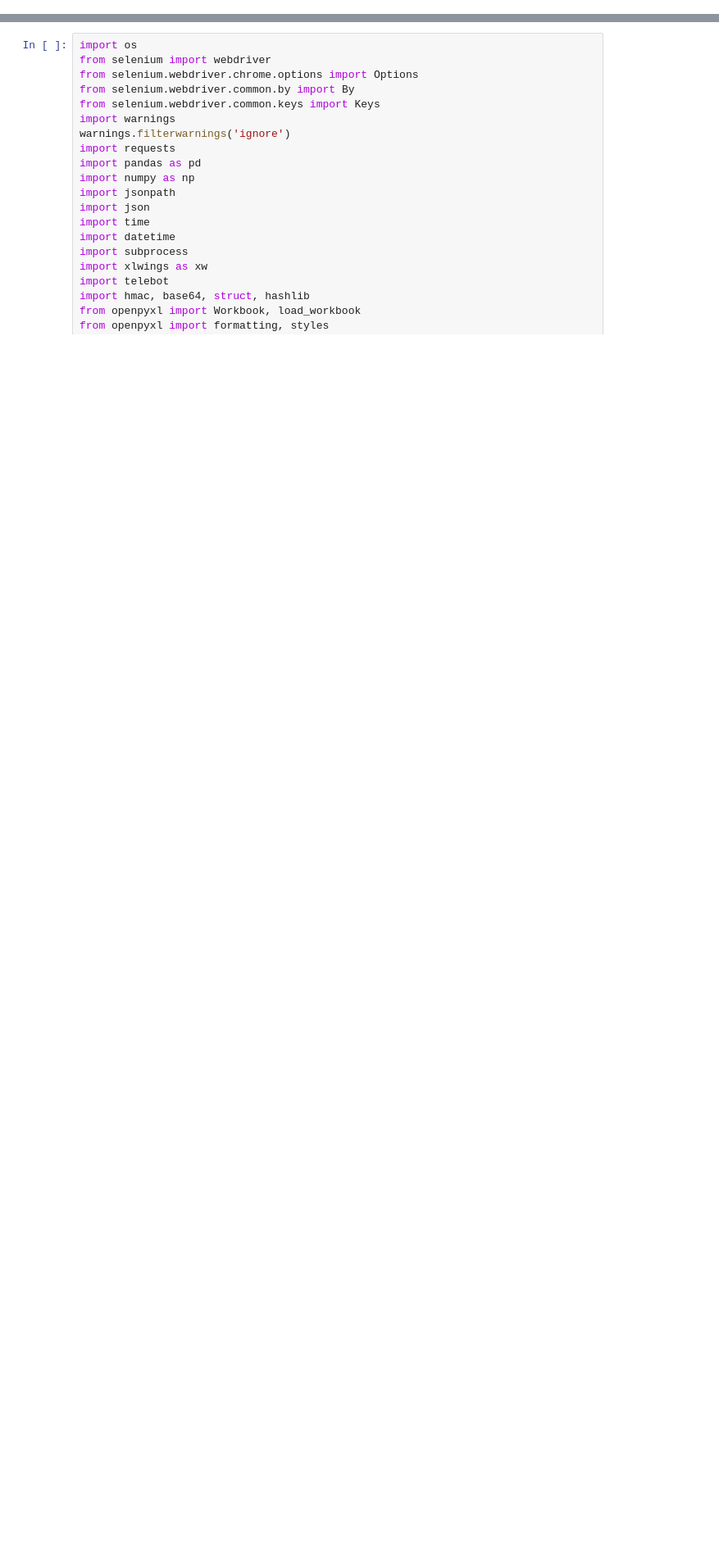
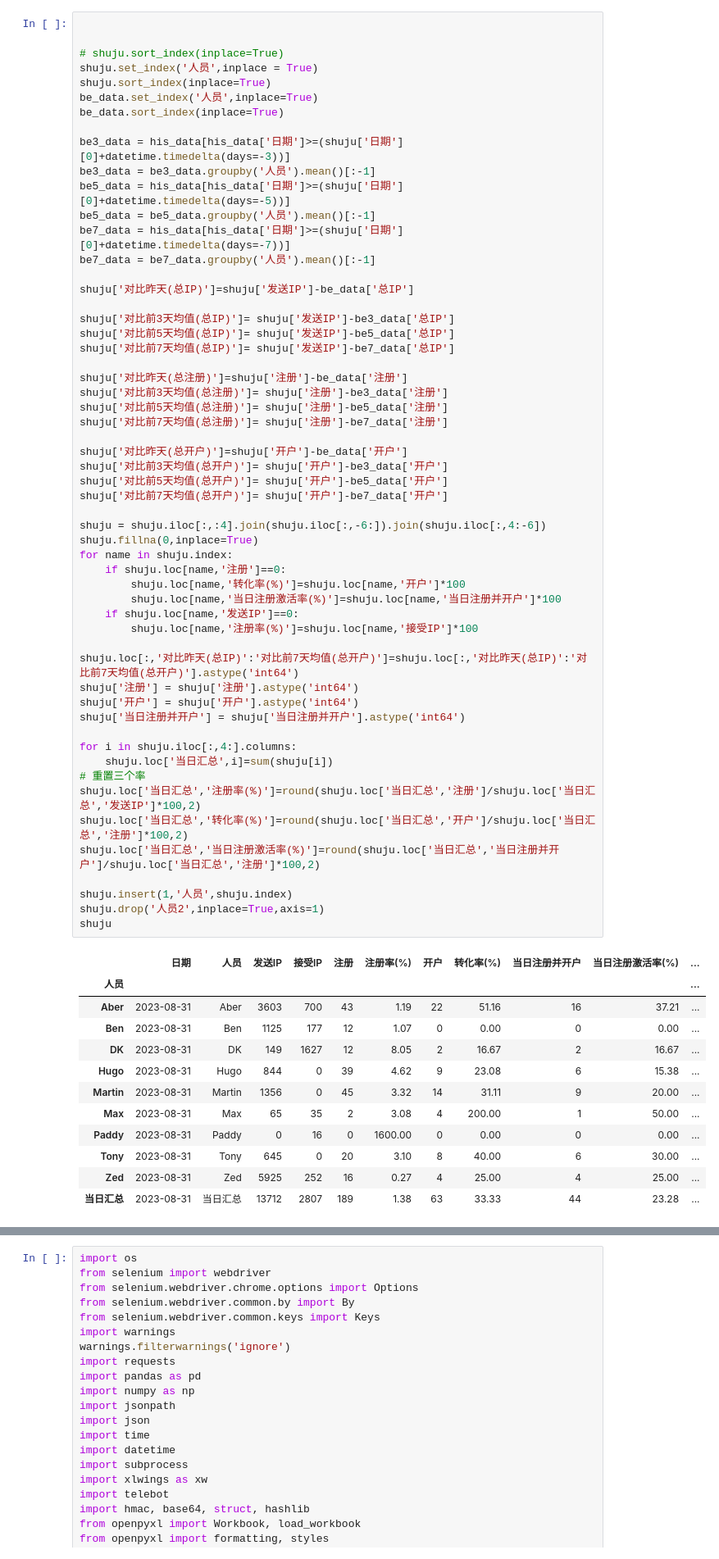
Before and after one commit to Marquis0065/project202308285, a Jupyter notebook: Bsport/TEST_/test1.ipynb, the cells around one changed output, grey strips where cells are left out. Shown at 82% size. Drawn from its saved outputs; the diff is of its cells as text; blank space fills up the shorter version.

```diff
--- a/Bsport/TEST_/test1.ipynb
+++ b/Bsport/TEST_/test1.ipynb
@@ -0,0 +419,69 @@
+# %%
+
+
+# shuju.sort_index(inplace=True)
+shuju.set_index('人员',inplace = True)
+shuju.sort_index(inplace=True)
+be_data.set_index('人员',inplace=True)
+be_data.sort_index(inplace=True)
+
+be3_data = his_data[his_data['日期']>=(shuju['日期'][0]+datetime.timedelta(days=-3))]
+be3_data = be3_data.groupby('人员').mean()[:-1]
+be5_data = his_data[his_data['日期']>=(shuju['日期'][0]+datetime.timedelta(days=-5))]
+be5_data = be5_data.groupby('人员').mean()[:-1]
+be7_data = his_data[his_data['日期']>=(shuju['日期'][0]+datetime.timedelta(days=-7))]
+be7_data = be7_data.groupby('人员').mean()[:-1]
+
+shuju['对比昨天(总IP)']=shuju['发送IP']-be_data['总IP']
+
+shuju['对比前3天均值(总IP)']= shuju['发送IP']-be3_data['总IP']
+shuju['对比前5天均值(总IP)']= shuju['发送IP']-be5_data['总IP']
+shuju['对比前7天均值(总IP)']= shuju['发送IP']-be7_data['总IP']
+
+shuju['对比昨天(总注册)']=shuju['注册']-be_data['注册']
+shuju['对比前3天均值(总注册)']= shuju['注册']-be3_data['注册']
+shuju['对比前5天均值(总注册)']= shuju['注册']-be5_data['注册']
+shuju['对比前7天均值(总注册)']= shuju['注册']-be7_data['注册']
+
+shuju['对比昨天(总开户)']=shuju['开户']-be_data['开户']
+shuju['对比前3天均值(总开户)']= shuju['开户']-be3_data['开户']
+shuju['对比前5天均值(总开户)']= shuju['开户']-be5_data['开户']
+shuju['对比前7天均值(总开户)']= shuju['开户']-be7_data['开户']
+
+shuju = shuju.iloc[:,:4].join(shuju.iloc[:,-6:]).join(shuju.iloc[:,4:-6])
+shuju.fillna(0,inplace=True)
+for name in shuju.index:
+    if shuju.loc[name,'注册']==0:
+        shuju.loc[name,'转化率(%)']=shuju.loc[name,'开户']*100
+        shuju.loc[name,'当日注册激活率(%)']=shuju.loc[name,'当日注册并开户']*100
+    if shuju.loc[name,'发送IP']==0:
+        shuju.loc[name,'注册率(%)']=shuju.loc[name,'接受IP']*100
+
+shuju.loc[:,'对比昨天(总IP)':'对比前7天均值(总开户)']=shuju.loc[:,'对比昨天(总IP)':'对比前7天均值(总开户)'].astype('int64')
+shuju['注册'] = shuju['注册'].astype('int64')
+shuju['开户'] = shuju['开户'].astype('int64')
+shuju['当日注册并开户'] = shuju['当日注册并开户'].astype('int64')
+
+for i in shuju.iloc[:,4:].columns:
+    shuju.loc['当日汇总',i]=sum(shuju[i])
+# 重置三个率
+shuju.loc['当日汇总','注册率(%)']=round(shuju.loc['当日汇总','注册']/shuju.loc['当日汇总','发送IP']*100,2)
+shuju.loc['当日汇总','转化率(%)']=round(shuju.loc['当日汇总','开户']/shuju.loc['当日汇总','注册']*100,2)
+shuju.loc['当日汇总','当日注册激活率(%)']=round(shuju.loc['当日汇总','当日注册并开户']/shuju.loc['当日汇总','注册']*100,2)
+
+shuju.insert(1,'人员',shuju.index)
+shuju.drop('人员2',inplace=True,axis=1)
+shuju
+# %% [output]
+|  | 日期 | 人员 | 发送IP | 接受IP | 注册 | 注册率(%) | 开户 | 转化率(%) | 当日注册并开户 | 当日注册激活率(%) | ... |
+| 人员 |  |  |  |  |  |  |  |  |  |  | ... |
+| Aber | 2023-08-31 | Aber | 3603 | 700 | 43 | 1.19 | 22 | 51.16 | 16 | 37.21 | ... |
+| Ben | 2023-08-31 | Ben | 1125 | 177 | 12 | 1.07 | 0 | 0.00 | 0 | 0.00 | ... |
+| DK | 2023-08-31 | DK | 149 | 1627 | 12 | 8.05 | 2 | 16.67 | 2 | 16.67 | ... |
+| Hugo | 2023-08-31 | Hugo | 844 | 0 | 39 | 4.62 | 9 | 23.08 | 6 | 15.38 | ... |
+| Martin | 2023-08-31 | Martin | 1356 | 0 | 45 | 3.32 | 14 | 31.11 | 9 | 20.00 | ... |
+| Max | 2023-08-31 | Max | 65 | 35 | 2 | 3.08 | 4 | 200.00 | 1 | 50.00 | ... |
+| Paddy | 2023-08-31 | Paddy | 0 | 16 | 0 | 1600.00 | 0 | 0.00 | 0 | 0.00 | ... |
+| Tony | 2023-08-31 | Tony | 645 | 0 | 20 | 3.10 | 8 | 40.00 | 6 | 30.00 | ... |
+| Zed | 2023-08-31 | Zed | 5925 | 252 | 16 | 0.27 | 4 | 25.00 | 4 | 25.00 | ... |
+| 当日汇总 | 2023-08-31 | 当日汇总 | 13712 | 2807 | 189 | 1.38 | 63 | 33.33 | 44 | 23.28 | ... |
```
Also changed, not shown: parts of 11 cells of this notebook, 8 other files.
